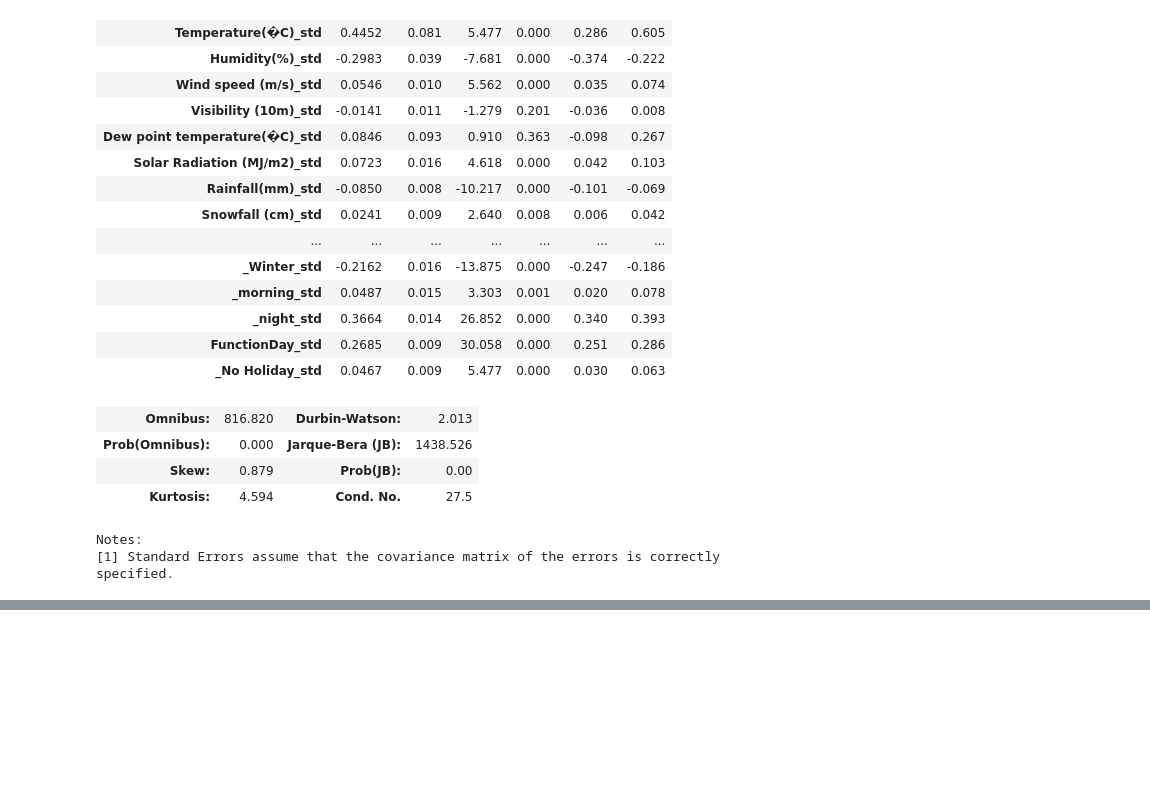
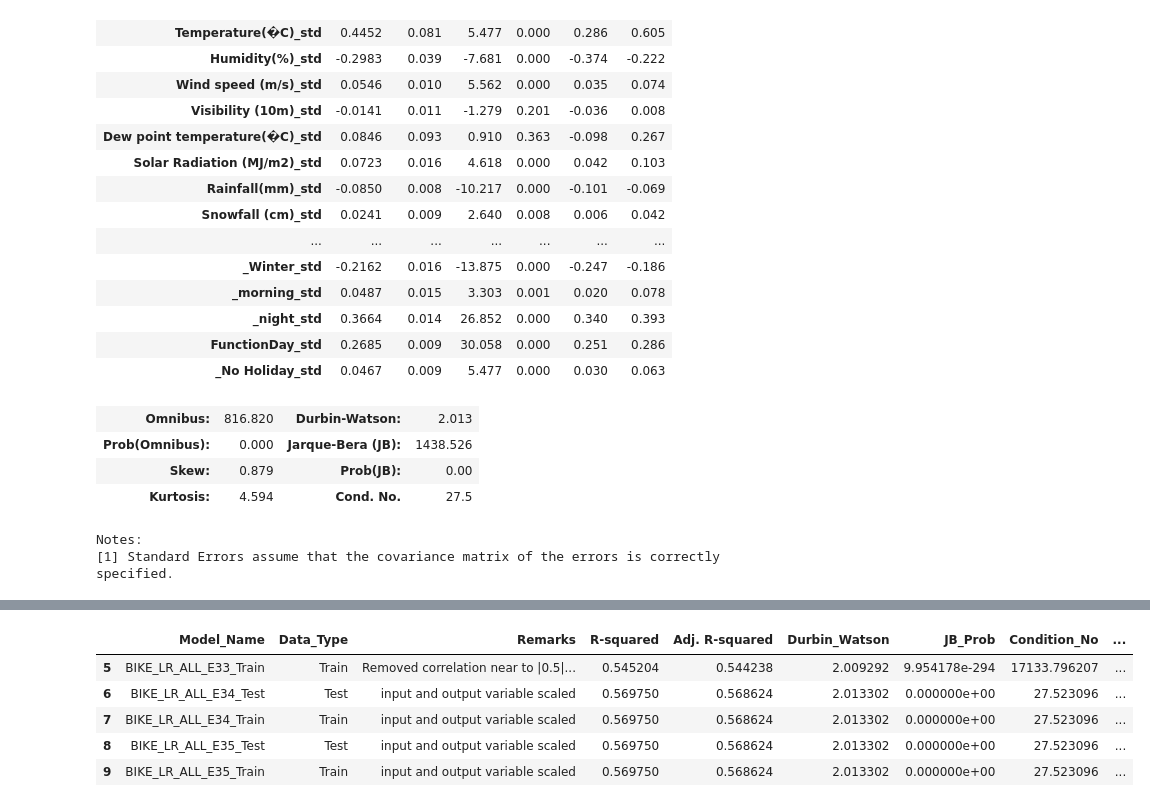
Before and after one commit to dinuthomas/aiml_bikes, a Jupyter notebook: bikeDemand.ipynb, the cells around one changed output, grey strips where cells are left out. Saved outputs shown, nothing was run; the diff lists cells and outputs as text; code cells hidden in the pictures; blank space fills up the shorter version.

```diff
--- a/bikeDemand.ipynb
+++ b/bikeDemand.ipynb
@@ -548,0 +613,9 @@ Notes:
+# %%
+result_table_e3_set.tail(5)
+# %% [output]
+|  | Model_Name | Data_Type | Remarks | R-squared | Adj. R-squared | Durbin_Watson | JB_Prob | Condition_No | ... |
+| 5 | BIKE_LR_ALL_E33_Train | Train | Removed correlation near to |0.5|... | 0.545204 | 0.544238 | 2.009292 | 9.954178e-294 | 17133.796207 | ... |
+| 6 | BIKE_LR_ALL_E34_Test | Test | input and output variable scaled | 0.569750 | 0.568624 | 2.013302 | 0.000000e+00 | 27.523096 | ... |
+| 7 | BIKE_LR_ALL_E34_Train | Train | input and output variable scaled | 0.569750 | 0.568624 | 2.013302 | 0.000000e+00 | 27.523096 | ... |
+| 8 | BIKE_LR_ALL_E35_Test | Test | input and output variable scaled | 0.569750 | 0.568624 | 2.013302 | 0.000000e+00 | 27.523096 | ... |
+| 9 | BIKE_LR_ALL_E35_Train | Train | input and output variable scaled | 0.569750 | 0.568624 | 2.013302 | 0.000000e+00 | 27.523096 | ... |
```
Also changed, not shown: parts of 5 cells of this notebook.
